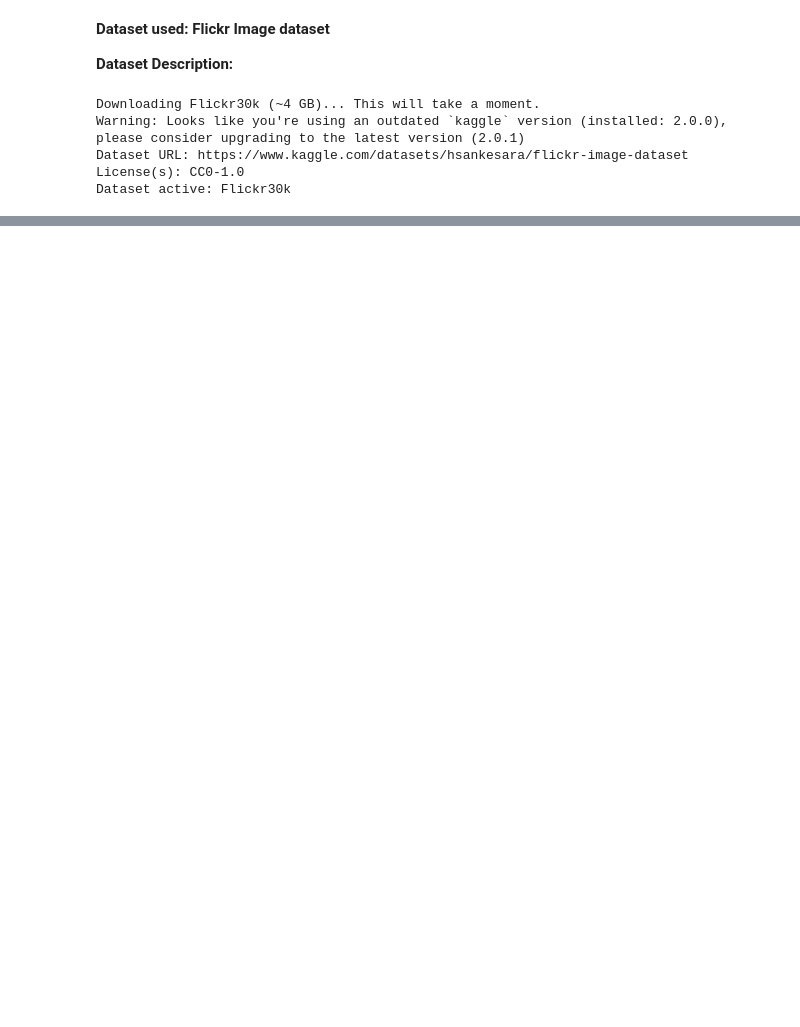
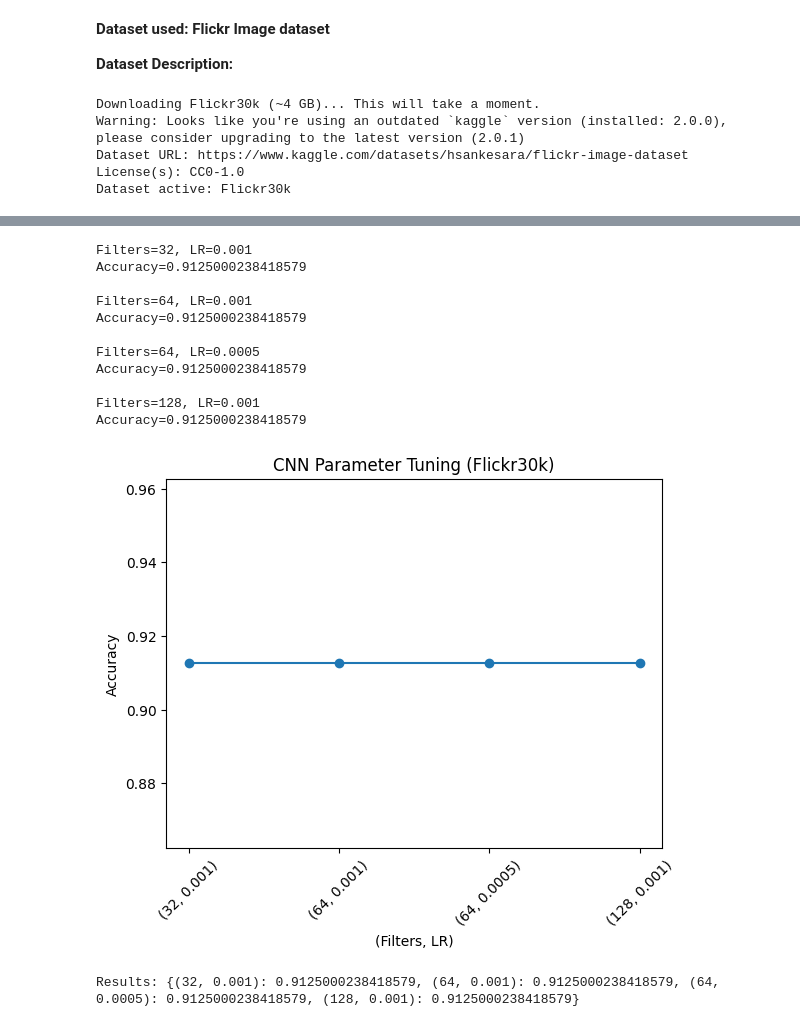
Before and after one commit to Praharshita1275/deep_learning_practice, a Jupyter notebook: DL_assignment.ipynb, the cells around one changed output, grey strips where cells are left out. Saved outputs shown, nothing was run; the diff lists cells and outputs as text; code cells hidden in the pictures; blank space fills up the shorter version.

```diff
--- a/DL_assignment.ipynb
+++ b/DL_assignment.ipynb
@@ -203 +595,74 @@ Epoch 5/5
+# %%
+# Q17: Apply CNN on your own dataset and find the best parameters
+# for improving model performance.
+# NOTE: Using Flickr30k dataset.
+
+results = {}
+
+configs = [
+    (32, 0.001),
+    (64, 0.001),
+    (64, 0.0005),
+    (128, 0.001)
+]
+
+for filters, lr in configs:
+    print(f"\nFilters={filters}, LR={lr}")
+
+    model = models.Sequential([
+        layers.Input(shape=(IMG_SIZE, IMG_SIZE, 3)),
+
+        layers.Conv2D(filters, (3,3), activation='relu'),
+        layers.MaxPooling2D((2,2)),
+
+        layers.Conv2D(filters*2, (3,3), activation='relu'),
+        layers.MaxPooling2D((2,2)),
+
+        layers.Flatten(),
+        layers.Dense(128, activation='relu'),
+        layers.Dense(1, activation='sigmoid')
+    ])
+
+    model.compile(
+        optimizer=tf.keras.optimizers.Adam(learning_rate=lr),
+        loss='binary_crossentropy',
+        metrics=['accuracy']
+    )
+
+    history = model.fit(train_data, epochs=3, verbose=0)
+
+    loss, acc = model.evaluate(test_data, verbose=0)
+    results[(filters, lr)] = acc
+
+    print(f"Accuracy={acc}")
+
+# -----------------------------
+# Plot Results
+# -----------------------------
+labels = [str(k) for k in results.keys()]
+values = list(results.values())
+
+plt.figure()
+plt.plot(labels, values, marker='o')
+plt.xticks(rotation=45)
+plt.xlabel("(Filters, LR)")
+plt.ylabel("Accuracy")
+plt.title("CNN Parameter Tuning (Flickr30k)")
+plt.show()
+
+print("Results:", results)
+# %% [output]
+Filters=32, LR=0.001
+Accuracy=0.9125000238418579
+
+Filters=64, LR=0.001
+Accuracy=0.9125000238418579
+
+Filters=64, LR=0.0005
+Accuracy=0.9125000238418579
+
+Filters=128, LR=0.001
+Accuracy=0.9125000238418579
+[figure, added]
+Results: {(32, 0.001): 0.9125000238418579, (64, 0.001): 0.9125000238418579, (64, 0.0005): 0.9125000238418579, (128, 0.001): 0.9125000238418579}
 # %%
```
Also changed, not shown: parts of 33 cells of this notebook.
